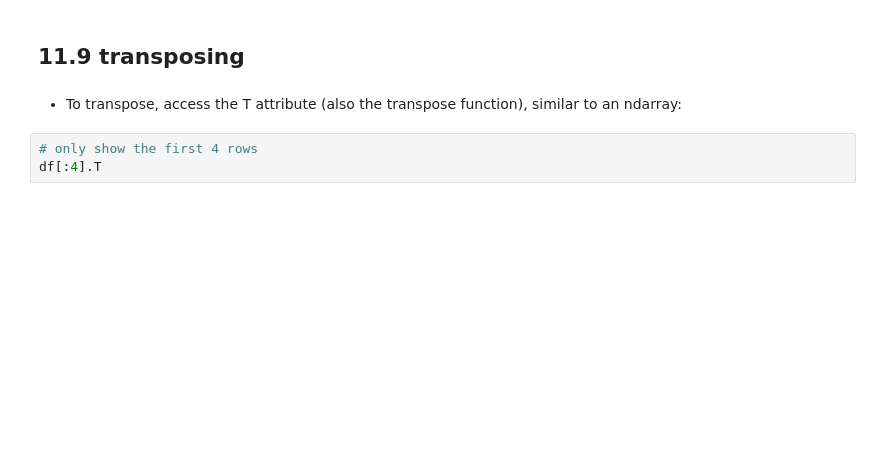
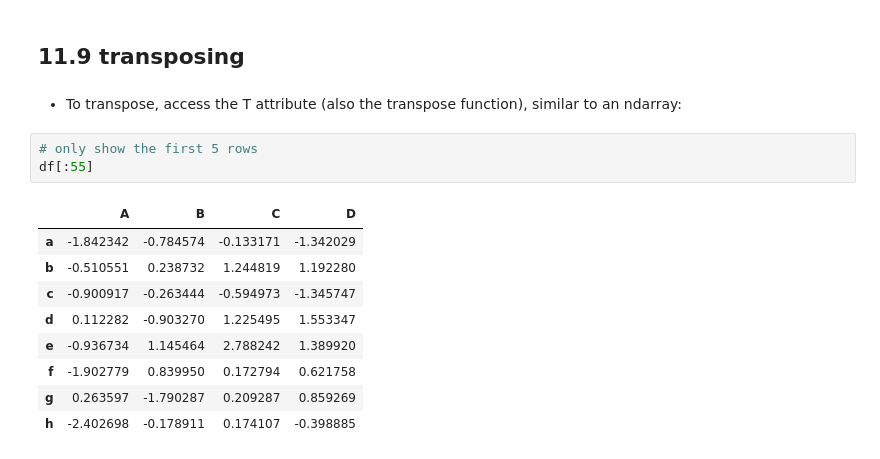
Before and after one commit to IAT-ExploringAI-2024/Week1-Introduction_to_Python, a Jupyter notebook: Introduction_to_Python.ipynb, the cells around one changed output. Saved outputs shown, nothing was run; the diff lists cells and outputs as text; blank space fills up the shorter version.

```diff
--- a/Introduction_to_Python.ipynb
+++ b/Introduction_to_Python.ipynb
@@ -1534,5 +1789,15 @@ df1^df2
 # %% [markdown]
 - To transpose, access the T attribute (also the transpose function), similar to an ndarray:
 # %%
-# only show the first 4 rows
-df[:4].T
+# only show the first 5 rows
+df[:55]
+# %% [output]
+|  | A | B | C | D |
+| a | -1.842342 | -0.784574 | -0.133171 | -1.342029 |
+| b | -0.510551 | 0.238732 | 1.244819 | 1.192280 |
+| c | -0.900917 | -0.263444 | -0.594973 | -1.345747 |
+| d | 0.112282 | -0.903270 | 1.225495 | 1.553347 |
+| e | -0.936734 | 1.145464 | 2.788242 | 1.389920 |
+| f | -1.902779 | 0.839950 | 0.172794 | 0.621758 |
+| g | 0.263597 | -1.790287 | 0.209287 | 0.859269 |
+| h | -2.402698 | -0.178911 | 0.174107 | -0.398885 |
```
Also changed, not shown: parts of 84 cells of this notebook.
